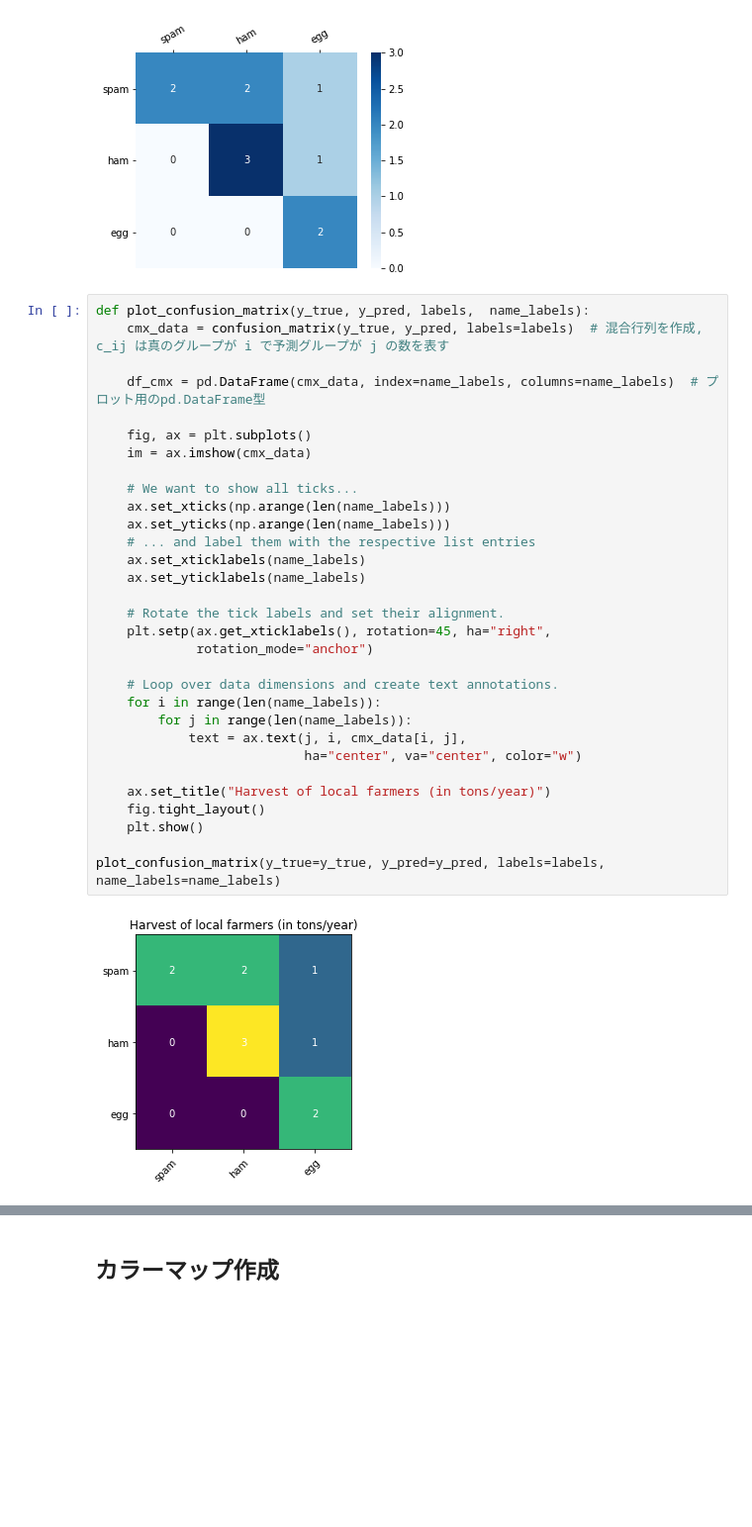
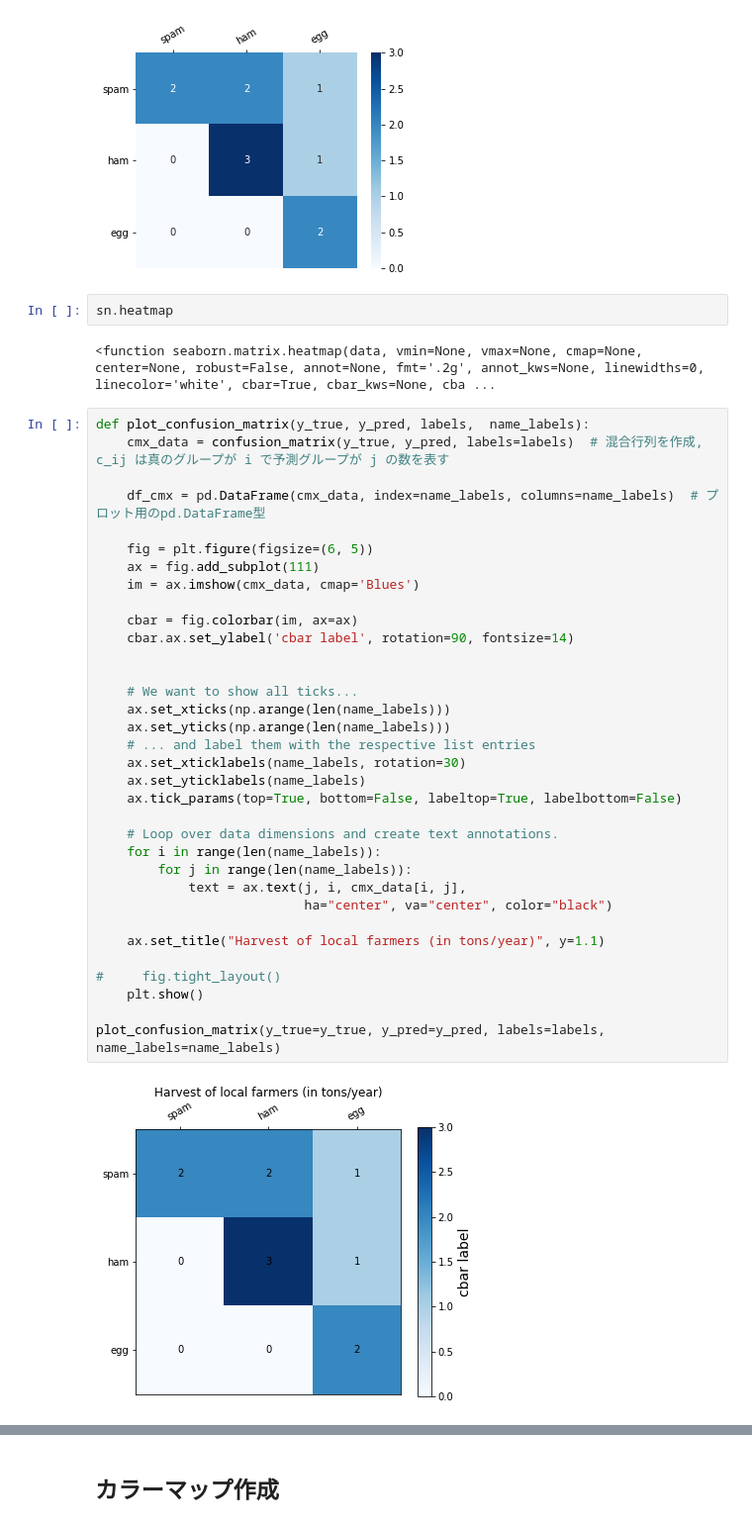
Before and after one commit to IkokObi/Reference, a Jupyter notebook: Python/matplotlib/matplotlib_cheatbook.ipynb, the cells around one changed output, grey strips where cells are left out. Shown at 99% size. Saved outputs shown, nothing was run; the diff lists cells and outputs as text; blank space fills up the shorter version.

Commit message:
:dizzy: Add heatmap example

```diff
--- a/Python/matplotlib/matplotlib_cheatbook.ipynb
+++ b/Python/matplotlib/matplotlib_cheatbook.ipynb
@@ -236,36 +236,43 @@ def print_cmx(y_true, y_pred, labels, name_labels):
 ax = print_cmx(y_true=y_true, y_pred=y_pred, labels=labels, name_labels=name_labels)
 # %% [output]
 [figure]
+# %%
+sn.heatmap
+# %% [output]
+<function seaborn.matrix.heatmap(data, vmin=None, vmax=None, cmap=None, center=None, robust=False, annot=None, fmt='.2g', annot_kws=None, linewidths=0, linecolor='white', cbar=True, cbar_kws=None, cba ...
 # %%
 def plot_confusion_matrix(y_true, y_pred, labels,  name_labels):
     cmx_data = confusion_matrix(y_true, y_pred, labels=labels)  # 混合行列を作成, c_ij は真のグループが i で予測グループが j の数を表す
 
     df_cmx = pd.DataFrame(cmx_data, index=name_labels, columns=name_labels)  # プロット用のpd.DataFrame型
 
-    fig, ax = plt.subplots()
-    im = ax.imshow(cmx_data)
+    fig = plt.figure(figsize=(6, 5))
+    ax = fig.add_subplot(111)
+    im = ax.imshow(cmx_data, cmap='Blues')
+
+    cbar = fig.colorbar(im, ax=ax)
+    cbar.ax.set_ylabel('cbar label', rotation=90, fontsize=14)
+
 
     # We want to show all ticks...
     ax.set_xticks(np.arange(len(name_labels)))
     ax.set_yticks(np.arange(len(name_labels)))
     # ... and label them with the respective list entries
-    ax.set_xticklabels(name_labels)
+    ax.set_xticklabels(name_labels, rotation=30)
     ax.set_yticklabels(name_labels)
-
-    # Rotate the tick labels and set their alignment.
-    plt.setp(ax.get_xticklabels(), rotation=45, ha="right",
-             rotation_mode="anchor")
+    ax.tick_params(top=True, bottom=False, labeltop=True, labelbottom=False)
 
     # Loop over data dimensions and create text annotations.
     for i in range(len(name_labels)):
         for j in range(len(name_labels)):
             text = ax.text(j, i, cmx_data[i, j],
-                           ha="center", va="center", color="w")
+                           ha="center", va="center", color="black")
 
-    ax.set_title("Harvest of local farmers (in tons/year)")
-    fig.tight_layout()
+    ax.set_title("Harvest of local farmers (in tons/year)", y=1.1)
+
+#     fig.tight_layout()
     plt.show()
 
 plot_confusion_matrix(y_true=y_true, y_pred=y_pred, labels=labels, name_labels=name_labels)
 # %% [output]
-[figure, old version]
+[figure, new version]
```
Also changed, not shown: parts of 3 cells of this notebook.
